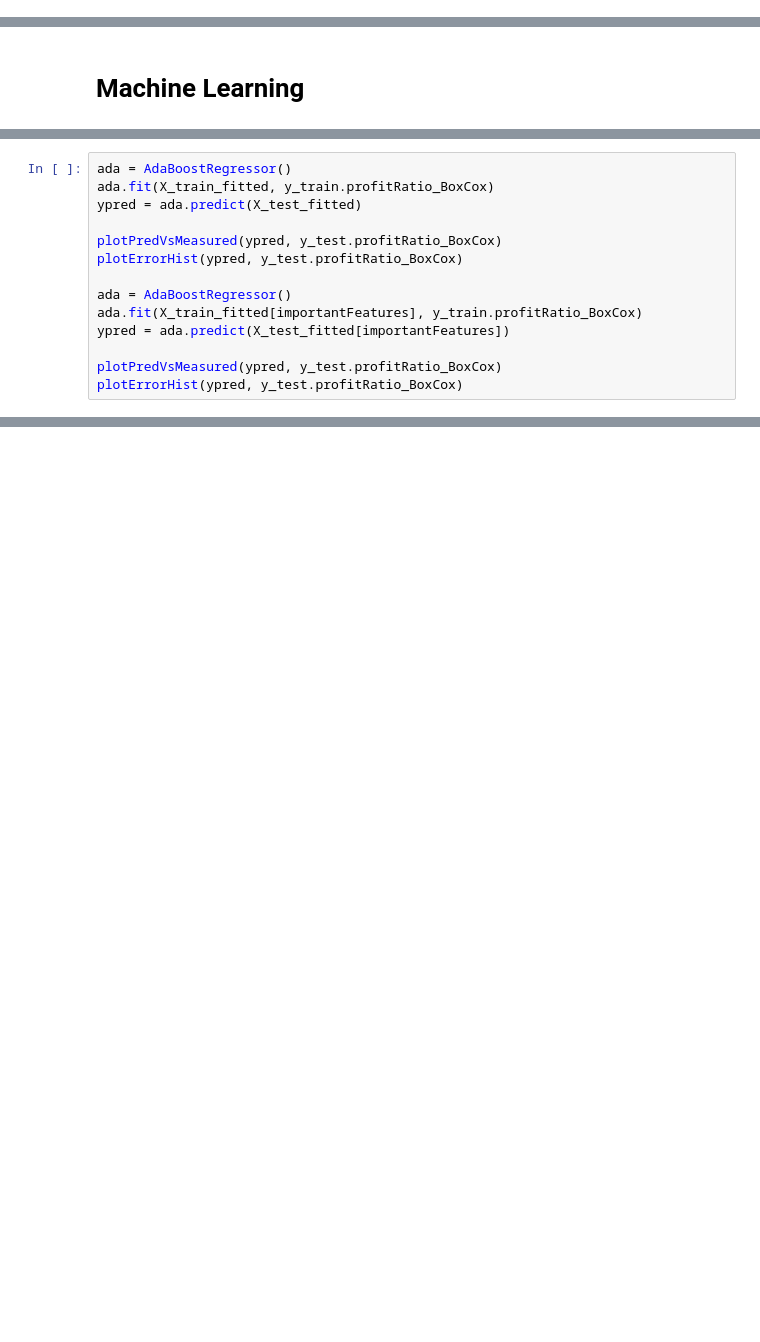
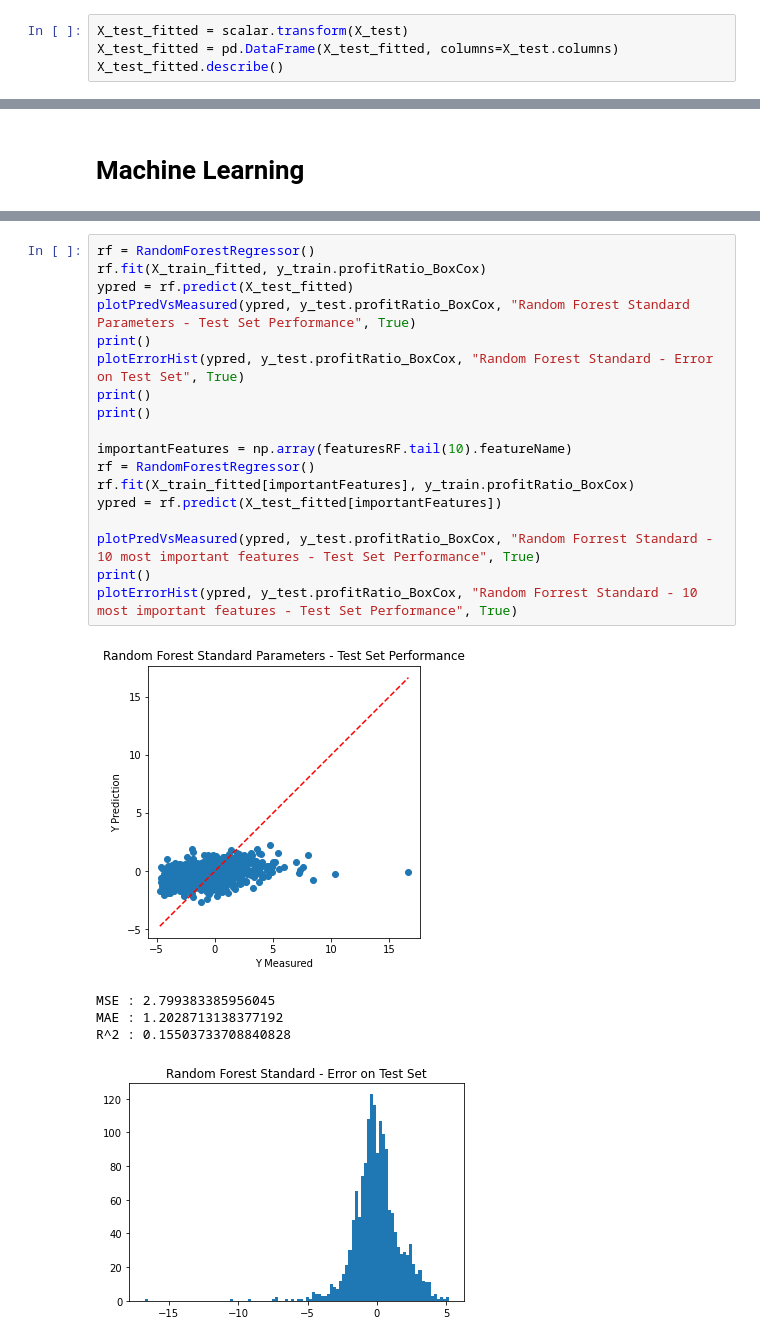
Before and after one commit to deakynek/SpringBoardProjects, a Jupyter notebook: Capstone2/Capstone 2 - Preprocessing & Machine Learning.ipynb, the cells around one changed output, grey strips where cells are left out. Saved outputs shown, nothing was run; the diff lists cells and outputs as text; blank space fills up the shorter version.

```diff
--- a/Capstone2/Capstone 2 - Preprocessing & Machine Learning.ipynb
+++ b/Capstone2/Capstone 2 - Preprocessing & Machine Learning.ipynb
@@ -214,0 +218,4 @@ y_train.head()
+# %%
+X_test_fitted = scalar.transform(X_test)
+X_test_fitted = pd.DataFrame(X_test_fitted, columns=X_test.columns)
+X_test_fitted.describe()
@@ -348,14 +347,0 @@ tryModels(X_train_fitted[importantFeatures],X_test_fitted[importantFeatures],y_t
-# %%
-ada = AdaBoostRegressor()
-ada.fit(X_train_fitted, y_train.profitRatio_BoxCox)
-ypred = ada.predict(X_test_fitted)
-
-plotPredVsMeasured(ypred, y_test.profitRatio_BoxCox)
-plotErrorHist(ypred, y_test.profitRatio_BoxCox)
-
-ada = AdaBoostRegressor()
-ada.fit(X_train_fitted[importantFeatures], y_train.profitRatio_BoxCox)
-ypred = ada.predict(X_test_fitted[importantFeatures])
-
-plotPredVsMeasured(ypred, y_test.profitRatio_BoxCox)
-plotErrorHist(ypred, y_test.profitRatio_BoxCox)
@@ -576,0 +382,24 @@ knnModel = KNearest
+# %%
+rf = RandomForestRegressor()
+rf.fit(X_train_fitted, y_train.profitRatio_BoxCox)
+ypred = rf.predict(X_test_fitted)
+plotPredVsMeasured(ypred, y_test.profitRatio_BoxCox, "Random Forest Standard Parameters - Test Set Performance", True)
+print()
+plotErrorHist(ypred, y_test.profitRatio_BoxCox, "Random Forest Standard - Error on Test Set", True)
+print()
+print()
+
+importantFeatures = np.array(featuresRF.tail(10).featureName)
+rf = RandomForestRegressor()
+rf.fit(X_train_fitted[importantFeatures], y_train.profitRatio_BoxCox)
+ypred = rf.predict(X_test_fitted[importantFeatures])
+
+plotPredVsMeasured(ypred, y_test.profitRatio_BoxCox, "Random Forrest Standard - 10 most important features - Test Set Performance", True)
+print()
+plotErrorHist(ypred, y_test.profitRatio_BoxCox, "Random Forrest Standard - 10 most important features - Test Set Performance", True)
+# %% [output]
+[figure, added]
+MSE : 2.799383385956045
+MAE : 1.2028713138377192
+R^2 : 0.15503733708840828
+[figure, added]
```
Also changed, not shown: parts of 63 cells of this notebook.
